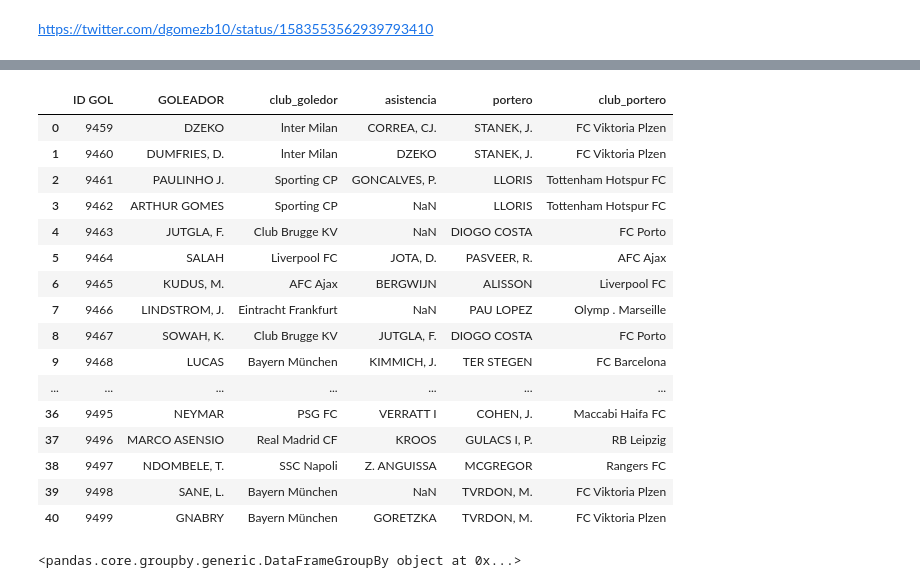
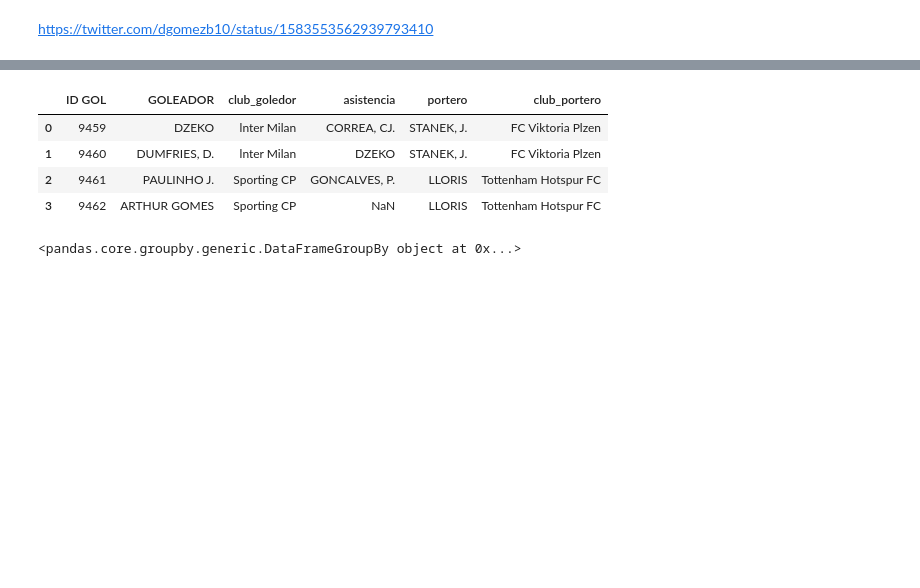
Before and after one commit to N1colasFD/Data_science_aplicada_reto_twitter, a Jupyter notebook: Reto_mr_chips.ipynb, the cells around one changed output, grey strips where cells are left out. Saved outputs shown, nothing was run; the diff lists cells and outputs as text; code cells hidden in the pictures; blank space fills up the shorter version.

```diff
--- a/Reto_mr_chips.ipynb
+++ b/Reto_mr_chips.ipynb
@@ -21,25 +21,13 @@ import pandas as pd
 pd.options.display.min_rows = 12
 # %%
 df = pd.read_excel('/content/drive/MyDrive/Programacion/Bases de datos/Reto_mr_chips_twitter.xlsx')
-df.head(41)
+df.head(4)
 # %% [output]
 |  | ID GOL | GOLEADOR | club_goledor | asistencia | portero | club_portero |
 | 0 | 9459 | DZEKO | lnter Milan | CORREA, CJ. | STANEK, J. | FC Viktoria Plzen |
 | 1 | 9460 | DUMFRIES, D. | lnter Milan | DZEKO | STANEK, J. | FC Viktoria Plzen |
 | 2 | 9461 | PAULINHO J. | Sporting CP | GONCALVES, P. | LLORIS | Tottenham Hotspur FC |
 | 3 | 9462 | ARTHUR GOMES | Sporting CP | NaN | LLORIS | Tottenham Hotspur FC |
-| 4 | 9463 | JUTGLA, F. | Club Brugge KV | NaN | DIOGO COSTA | FC Porto |
-| 5 | 9464 | SALAH | Liverpool FC | JOTA, D. | PASVEER, R. | AFC Ajax |
-| 6 | 9465 | KUDUS, M. | AFC Ajax | BERGWIJN | ALISSON | Liverpool FC |
-| 7 | 9466 | LINDSTROM, J. | Eintracht Frankfurt | NaN | PAU LOPEZ | Olymp . Marseille |
-| 8 | 9467 | SOWAH, K. | Club Brugge KV | JUTGLA, F. | DIOGO COSTA | FC Porto |
-| 9 | 9468 | LUCAS | Bayern München | KIMMICH, J. | TER STEGEN | FC Barcelona |
-| ... | ... | ... | ... | ... | ... | ... |
-| 36 | 9495 | NEYMAR | PSG FC | VERRATT I | COHEN, J. | Maccabi Haifa FC |
-| 37 | 9496 | MARCO ASENSIO | Real Madrid CF | KROOS | GULACS I, P. | RB Leipzig |
-| 38 | 9497 | NDOMBELE, T. | SSC Napoli | Z. ANGUISSA | MCGREGOR | Rangers FC |
-| 39 | 9498 | SANE, L. | Bayern München | NaN | TVRDON, M. | FC Viktoria Plzen |
-| 40 | 9499 | GNABRY | Bayern München | GORETZKA | TVRDON, M. | FC Viktoria Plzen |
 # %%
 df.groupby(['GOLEADOR','asistencia']) #explicacion mas adelante
 # %% [output]
```
Also changed, not shown: parts of 11 cells of this notebook.
